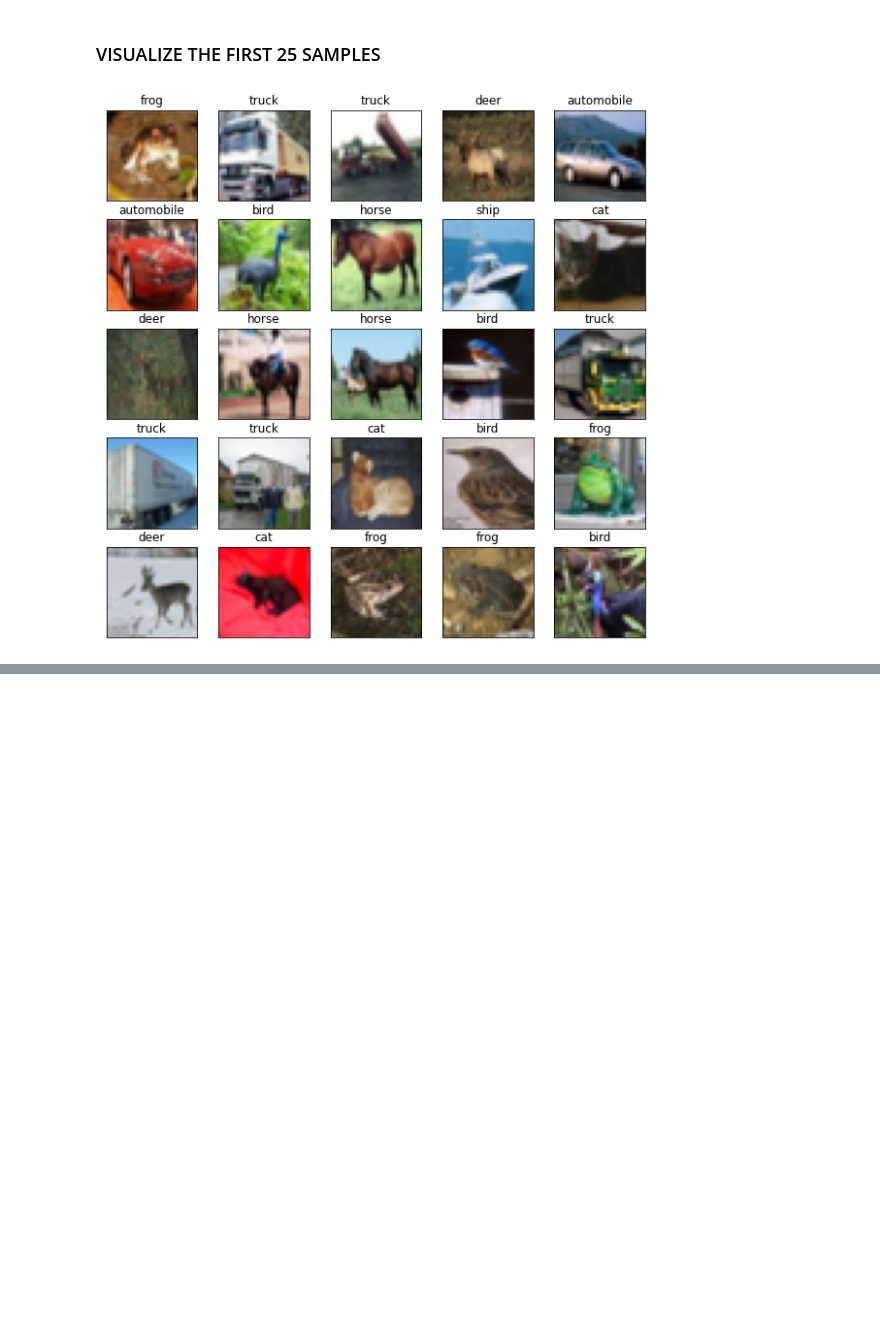
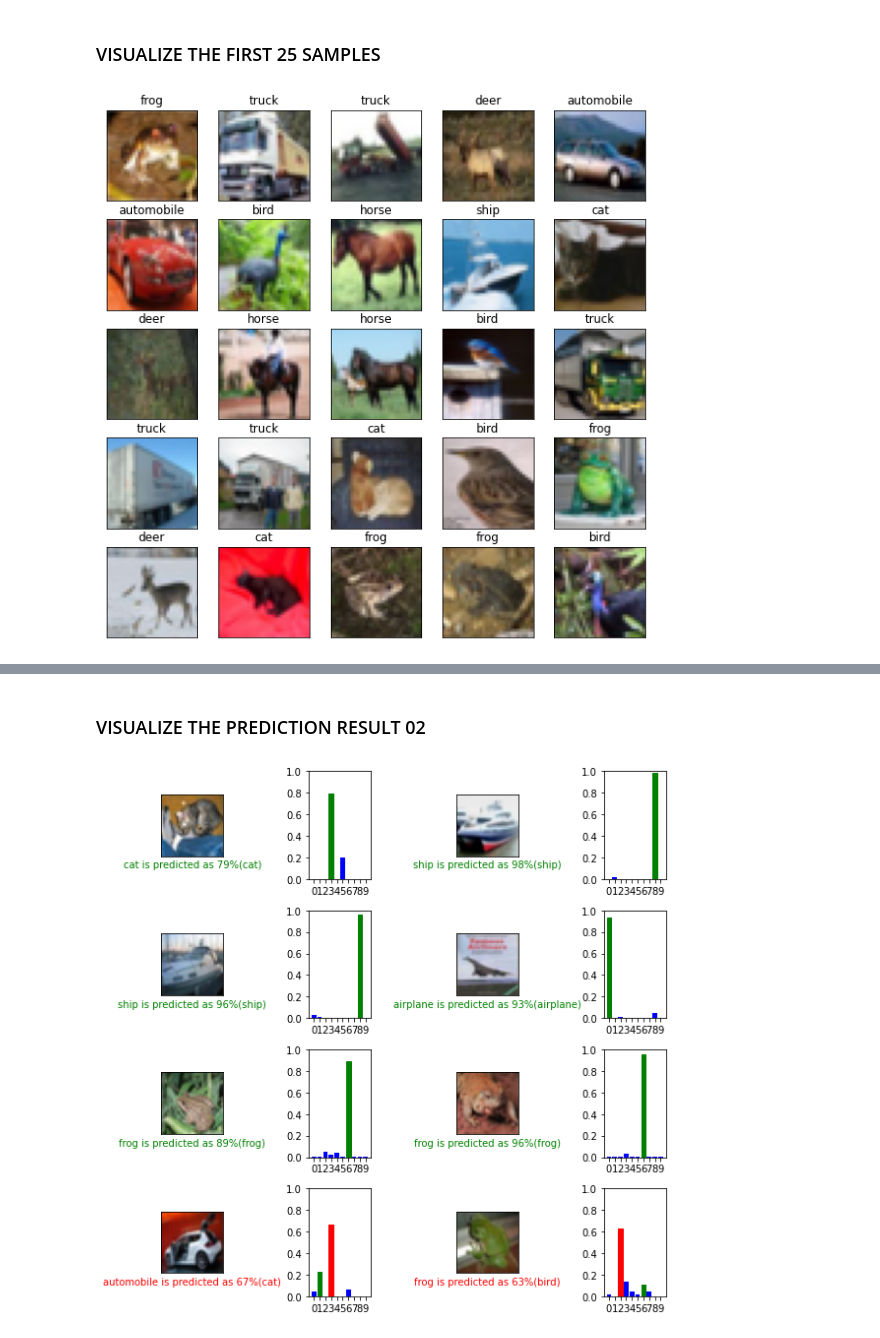
Before and after one commit to AbuAlkebash/Deep-Learning, a Jupyter notebook: Image_classification_using_CNN_CIFAR10_dataset.ipynb, the cells around one changed output, grey strips where cells are left out. Saved outputs shown, nothing was run; the diff lists cells and outputs as text; code cells hidden in the pictures; blank space fills up the shorter version.

```diff
--- a/Image_classification_using_CNN_CIFAR10_dataset.ipynb
+++ b/Image_classification_using_CNN_CIFAR10_dataset.ipynb
@@ -291,0 +285,19 @@ plt.show()
+# %% [markdown]
+### VISUALIZE THE PREDICTION RESULT 02
+# %%
+rows = 4
+cols = 2
+
+num_images = rows * cols
+plt.figure(figsize=(2*2*cols, 2*rows))
+
+for i in range(num_images):
+    plt.subplot(rows,2*cols, 2*i+1)
+    plt_img(predictions[i], test_labels[i], test_images[i], class_names=classes)
+    plt.subplot(rows,2*cols, 2*i+2)
+    plt_bar(predictions[i], test_labels[i])
+
+plt.tight_layout()
+plt.show()
+# %% [output]
+[figure, added]
```
Also changed, not shown: parts of 57 cells of this notebook.
